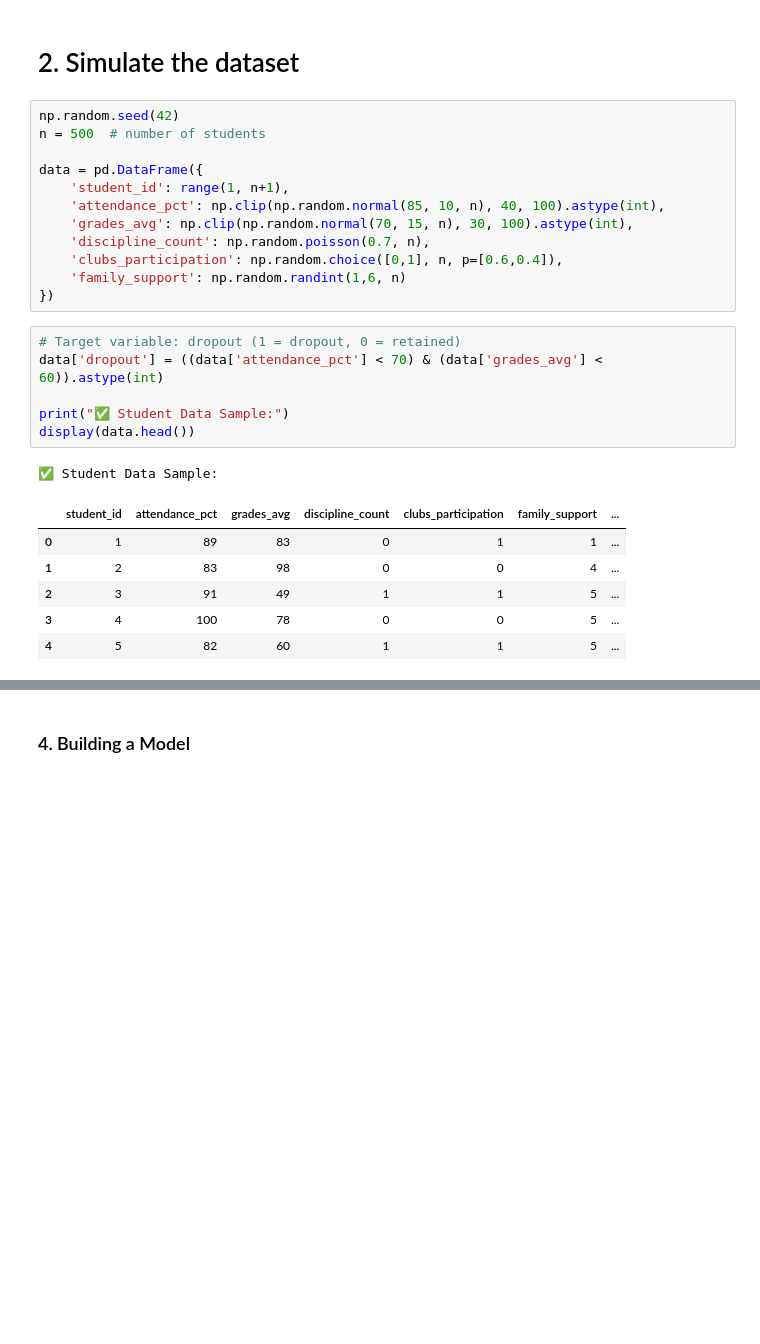
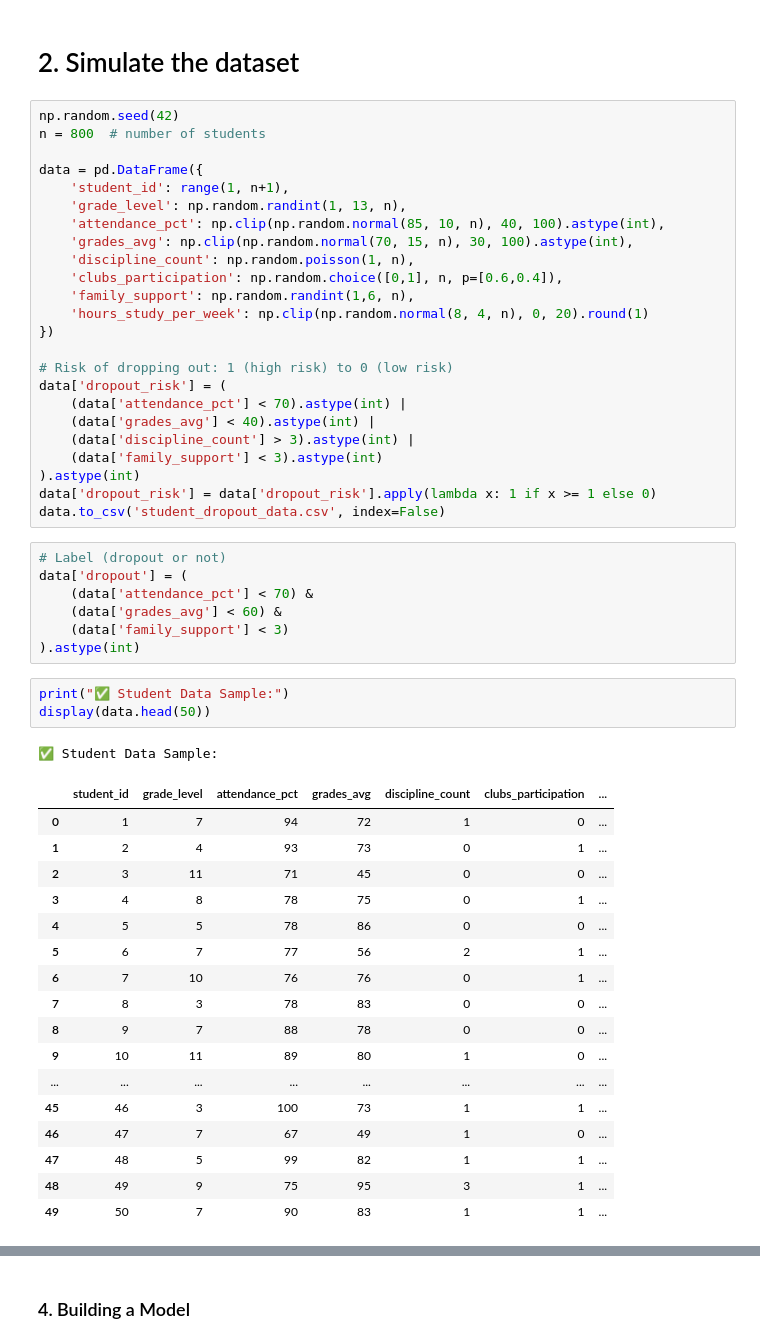
Before and after one commit to Brendatracy-miriti/smart_system, a Jupyter notebook: Data/studentdropout.ipynb, the cells around one changed output, grey strips where cells are left out. Cells and saved outputs as stored; diff of their text form; blank space fills up the shorter version.

```diff
--- a/Data/studentdropout.ipynb
+++ b/Data/studentdropout.ipynb
@@ -13,27 +21,54 @@ import joblib
 # 2. Simulate the dataset
 # %%
 np.random.seed(42)
-n = 500  # number of students
+n = 800  # number of students
 
 data = pd.DataFrame({
     'student_id': range(1, n+1),
+    'grade_level': np.random.randint(1, 13, n),
     'attendance_pct': np.clip(np.random.normal(85, 10, n), 40, 100).astype(int),
     'grades_avg': np.clip(np.random.normal(70, 15, n), 30, 100).astype(int),
-    'discipline_count': np.random.poisson(0.7, n),
+    'discipline_count': np.random.poisson(1, n),
     'clubs_participation': np.random.choice([0,1], n, p=[0.6,0.4]),
-    'family_support': np.random.randint(1,6, n)
+    'family_support': np.random.randint(1,6, n),
+    'hours_study_per_week': np.clip(np.random.normal(8, 4, n), 0, 20).round(1)
 })
+
+# Risk of dropping out: 1 (high risk) to 0 (low risk)
+data['dropout_risk'] = (
+    (data['attendance_pct'] < 70).astype(int) |
+    (data['grades_avg'] < 40).astype(int) |
+    (data['discipline_count'] > 3).astype(int) |
+    (data['family_support'] < 3).astype(int)
+).astype(int)
+data['dropout_risk'] = data['dropout_risk'].apply(lambda x: 1 if x >= 1 else 0)
+data.to_csv('student_dropout_data.csv', index=False)
+# %%
+# Label (dropout or not)
+data['dropout'] = (
+    (data['attendance_pct'] < 70) &
+    (data['grades_avg'] < 60) &
+    (data['family_support'] < 3)
+).astype(int)
 # %%
-# Target variable: dropout (1 = dropout, 0 = retained)
-data['dropout'] = ((data['attendance_pct'] < 70) & (data['grades_avg'] < 60)).astype(int)
-
 print("✅ Student Data Sample:")
-display(data.head())
+display(data.head(50))
 # %% [output]
 ✅ Student Data Sample:
-|  | student_id | attendance_pct | grades_avg | discipline_count | clubs_participation | family_support | ... |
-| 0 | 1 | 89 | 83 | 0 | 1 | 1 | ... |
-| 1 | 2 | 83 | 98 | 0 | 0 | 4 | ... |
-| 2 | 3 | 91 | 49 | 1 | 1 | 5 | ... |
-| 3 | 4 | 100 | 78 | 0 | 0 | 5 | ... |
-| 4 | 5 | 82 | 60 | 1 | 1 | 5 | ... |
+|  | student_id | grade_level | attendance_pct | grades_avg | discipline_count | clubs_participation | ... |
+| 0 | 1 | 7 | 94 | 72 | 1 | 0 | ... |
+| 1 | 2 | 4 | 93 | 73 | 0 | 1 | ... |
+| 2 | 3 | 11 | 71 | 45 | 0 | 0 | ... |
+| 3 | 4 | 8 | 78 | 75 | 0 | 1 | ... |
+| 4 | 5 | 5 | 78 | 86 | 0 | 0 | ... |
+| 5 | 6 | 7 | 77 | 56 | 2 | 1 | ... |
+| 6 | 7 | 10 | 76 | 76 | 0 | 1 | ... |
+| 7 | 8 | 3 | 78 | 83 | 0 | 0 | ... |
+| 8 | 9 | 7 | 88 | 78 | 0 | 0 | ... |
+| 9 | 10 | 11 | 89 | 80 | 1 | 0 | ... |
+| ... | ... | ... | ... | ... | ... | ... | ... |
+| 45 | 46 | 3 | 100 | 73 | 1 | 1 | ... |
+| 46 | 47 | 7 | 67 | 49 | 1 | 0 | ... |
+| 47 | 48 | 5 | 99 | 82 | 1 | 1 | ... |
+| 48 | 49 | 9 | 75 | 95 | 3 | 1 | ... |
+| 49 | 50 | 7 | 90 | 83 | 1 | 1 | ... |
```
Also changed, not shown: parts of 39 cells of this notebook, 5 other files.
